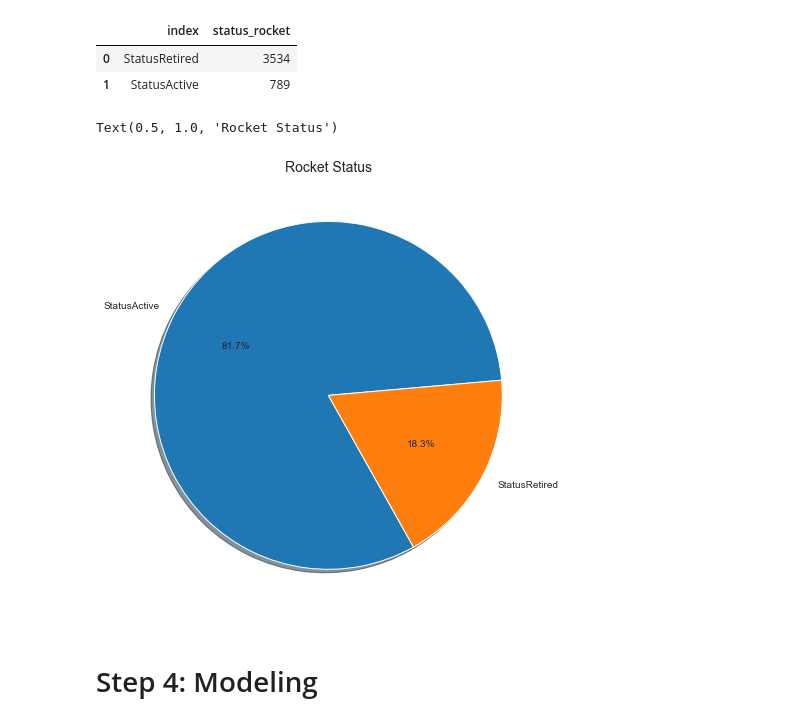
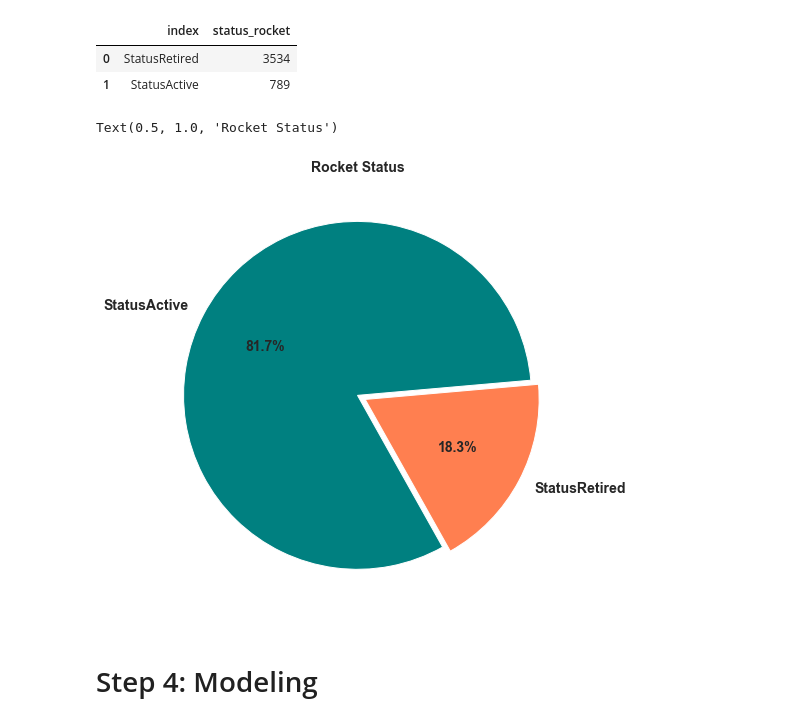
Before and after one commit to Abrar5/SpaceMissions, a Jupyter notebook: SpaceMissions.ipynb, the cells around one changed output. Saved outputs shown, nothing was run; the diff lists cells and outputs as text; code cells hidden in the pictures.

```diff
--- a/SpaceMissions.ipynb
+++ b/SpaceMissions.ipynb
@@ -464,16 +480,19 @@ df2.status_rocket.value_counts().reset_index()
 # %%
 figure = plt.figure(figsize = (15,8))
 sizes = df2.status_rocket.value_counts()
 plt.pie(sizes,
         labels = df2.status_rocket.unique(),
         autopct = '%1.1f%%',
-        shadow = True,
-        startangle = 5)
+        shadow = False,
+        startangle = 5,
+        explode = (0, 0.05),
+        colors = ['teal','coral'],
+        textprops={'fontsize': 14, 'weight':'bold'})
 
-plt.title("Rocket Status", size = 14)
+plt.title("Rocket Status", size = 14, weight = 'bold')
 # %% [output]
 Text(0.5, 1.0, 'Rocket Status')
-[figure, old version]
+[figure, new version]
 # %% [markdown]
 # Step 4: Modeling
 # %% [markdown]
```
Also changed, not shown: parts of 21 cells of this notebook, 1 other file.
